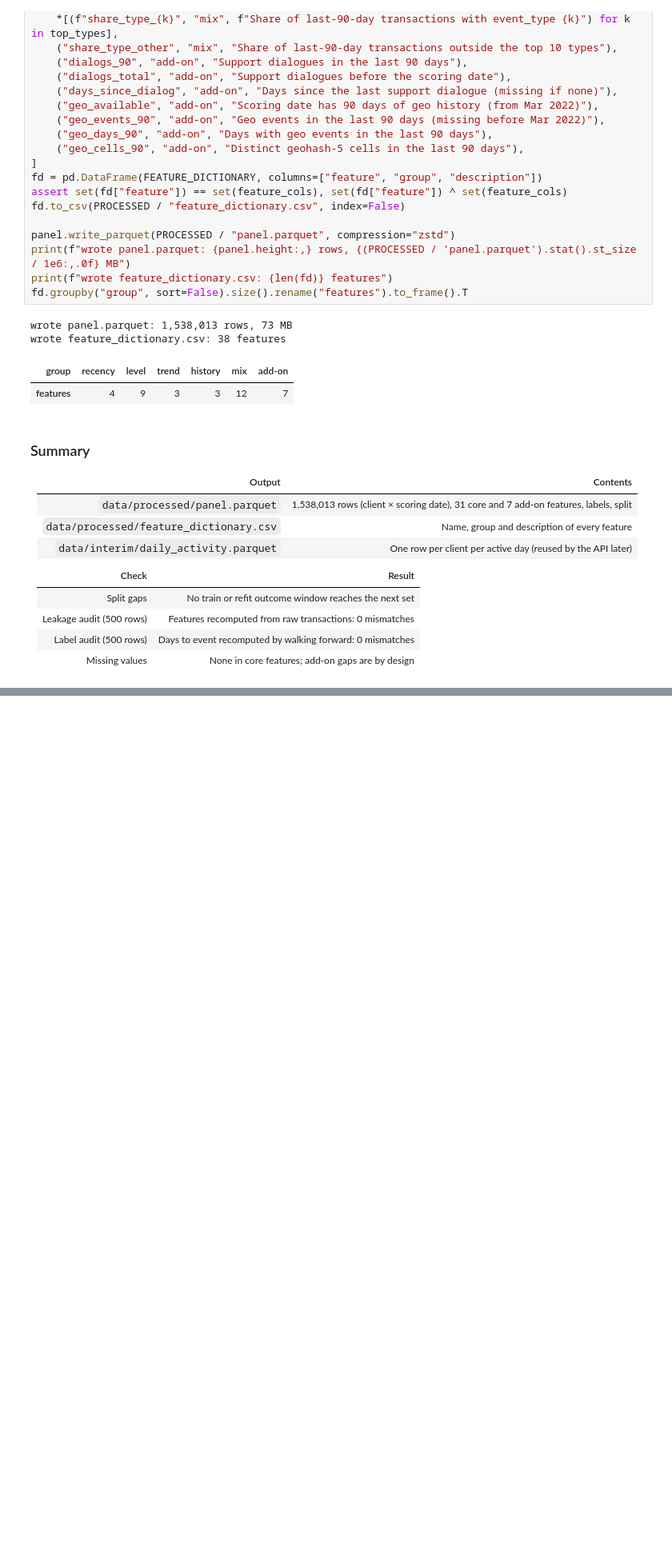
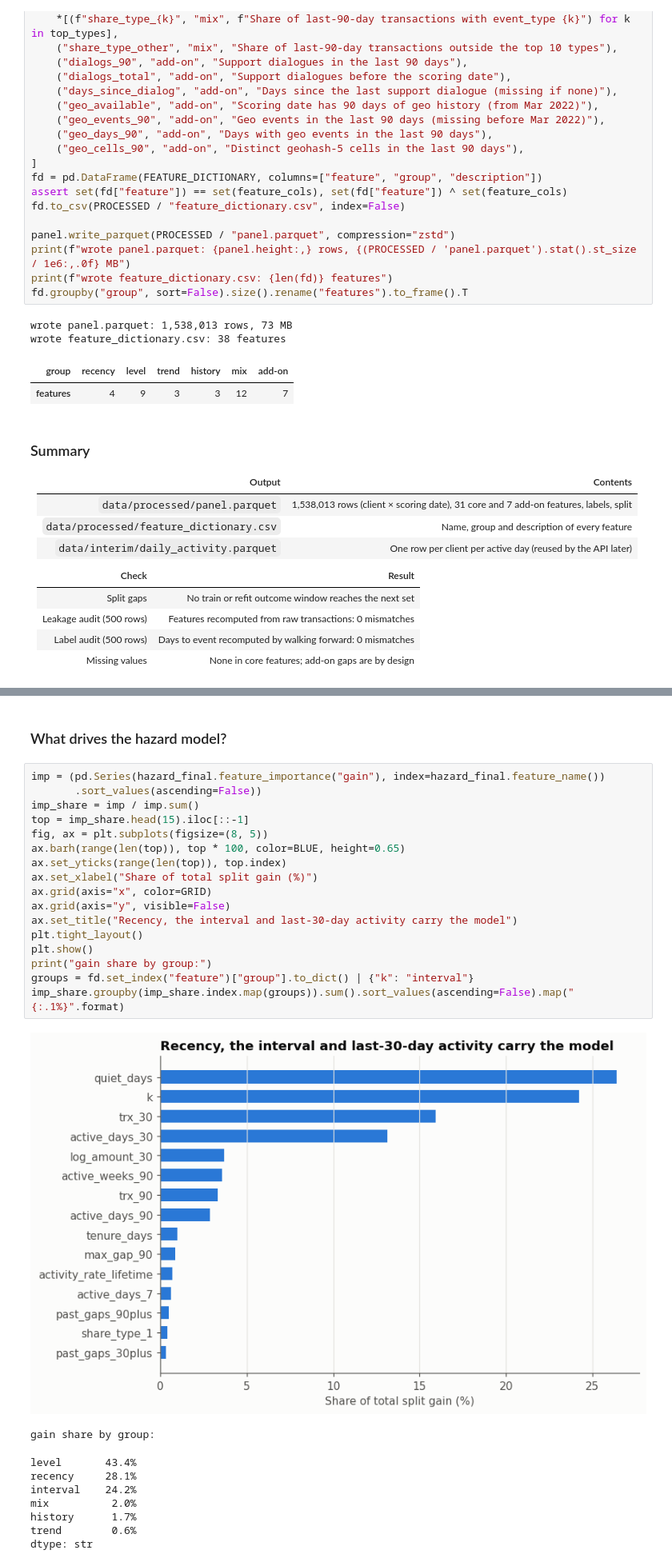
Before and after one commit to tintinWanyoike/084045_dsa_8401_capstone_project, a Jupyter notebook: notebook.ipynb, the cells around one changed output, grey strips where cells are left out. Shown at 80% size. Drawn from its saved outputs; the diff is of its cells as text; blank space fills up the shorter version.

```diff
--- a/notebook.ipynb
+++ b/notebook.ipynb
@@ -2265,0 +2846,29 @@ wrote feature_dictionary.csv: 38 features
+# %% [markdown]
+### What drives the hazard model?
+# %%
+imp = (pd.Series(hazard_final.feature_importance("gain"), index=hazard_final.feature_name())
+       .sort_values(ascending=False))
+imp_share = imp / imp.sum()
+top = imp_share.head(15).iloc[::-1]
+fig, ax = plt.subplots(figsize=(8, 5))
+ax.barh(range(len(top)), top * 100, color=BLUE, height=0.65)
+ax.set_yticks(range(len(top)), top.index)
+ax.set_xlabel("Share of total split gain (%)")
+ax.grid(axis="x", color=GRID)
+ax.grid(axis="y", visible=False)
+ax.set_title("Recency, the interval and last-30-day activity carry the model")
+plt.tight_layout()
+plt.show()
+print("gain share by group:")
+groups = fd.set_index("feature")["group"].to_dict() | {"k": "interval"}
+imp_share.groupby(imp_share.index.map(groups)).sum().sort_values(ascending=False).map("{:.1%}".format)
+# %% [output]
+[figure, added]
+gain share by group:
+level       43.4%
+recency     28.1%
+interval    24.2%
+mix          2.0%
+history      1.7%
+trend        0.6%
+dtype: str
```
Also changed, not shown: parts of 50 cells of this notebook, 7 other files.
